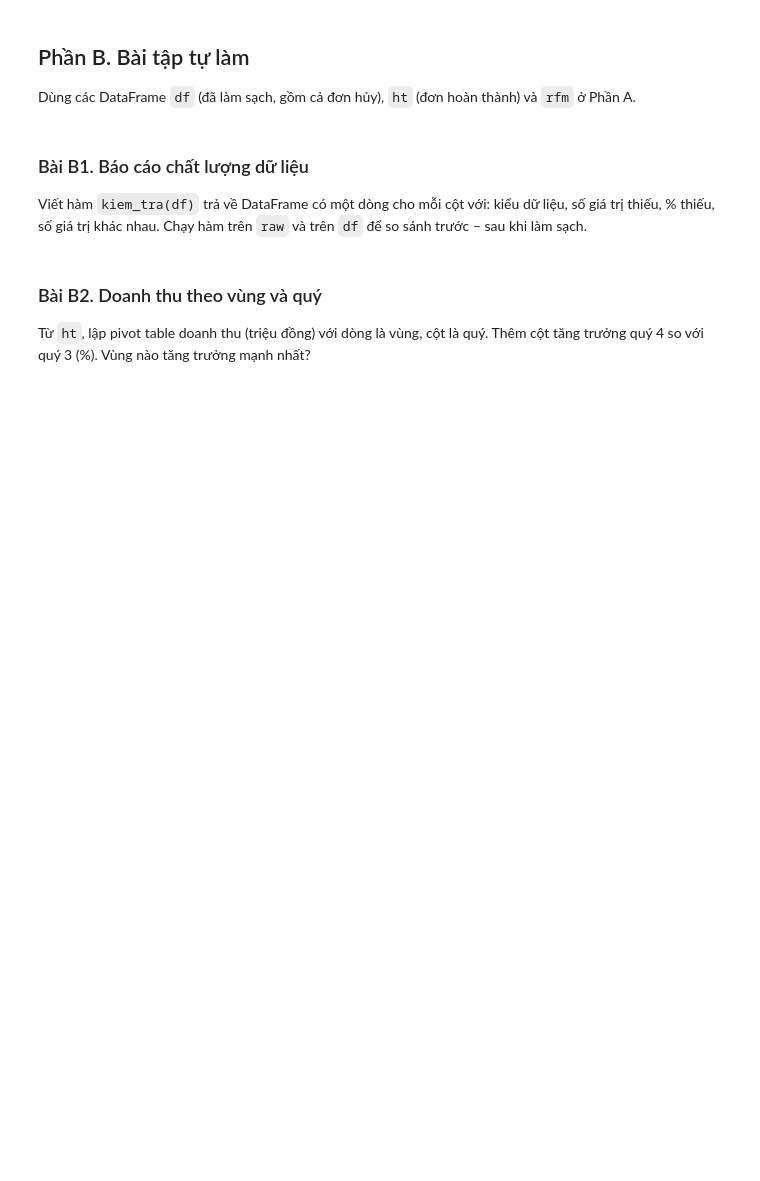
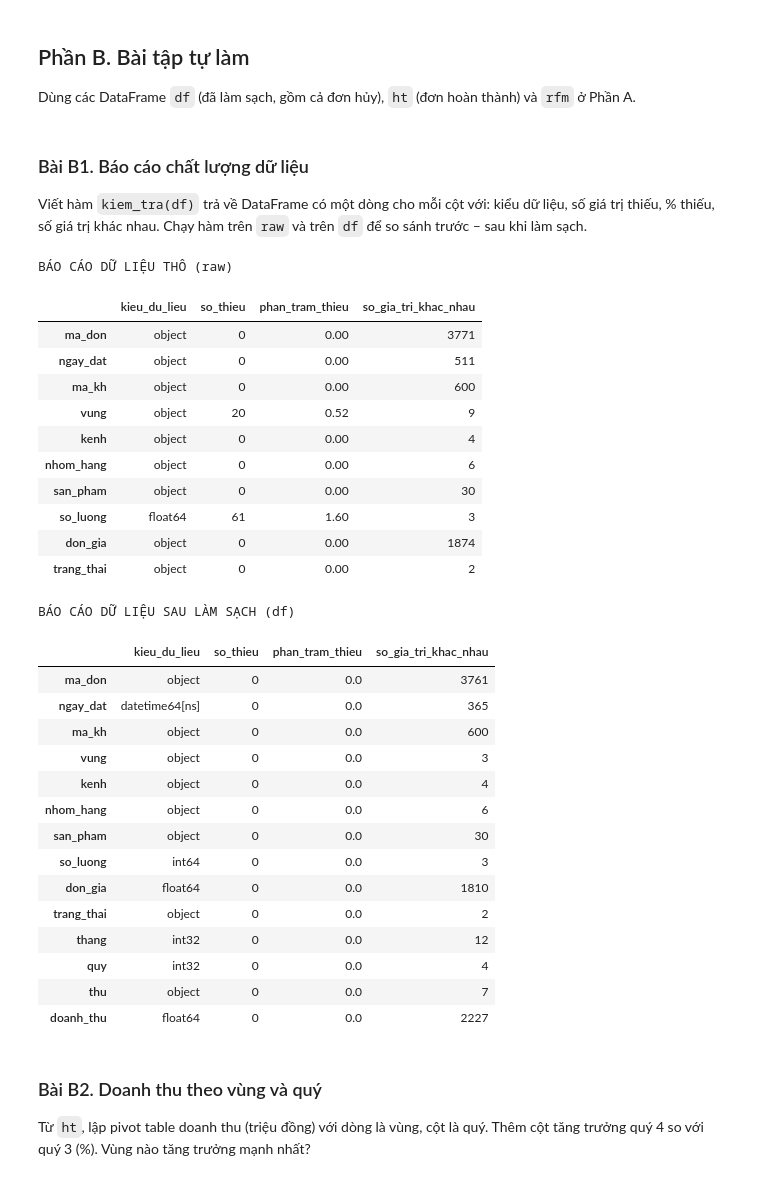
Before and after one commit to binhnhi240926/MacThiBinhNhi_26C1INF50909802, a Jupyter notebook: python_kinh_doanh/bai_tap/Buoi_05_BaiTap.ipynb, the cells around one changed output. Drawn from its saved outputs; the diff is of its cells as text; code cells hidden in the pictures; blank space fills up the shorter version.

```diff
--- a/python_kinh_doanh/bai_tap/Buoi_05_BaiTap.ipynb
+++ b/python_kinh_doanh/bai_tap/Buoi_05_BaiTap.ipynb
@@ -164,6 +298,48 @@ Viết hàm `kiem_tra(df)` trả về DataFrame có một dòng cho mỗi cột
 số giá trị khác nhau. Chạy hàm trên `raw` và trên `df` để so sánh trước – sau khi làm sạch.
 # %%
 # Viết code của bạn ở đây
+def kiem_tra(data):
+    return pd.DataFrame({
+        "kieu_du_lieu": data.dtypes,
+        "so_thieu": data.isna().sum(),
+        "phan_tram_thieu": (data.isna().mean() * 100).round(2),
+        "so_gia_tri_khac_nhau": data.nunique()
+    })
+
+print("BÁO CÁO DỮ LIỆU THÔ (raw)")
+display(kiem_tra(raw))
+
+print("\nBÁO CÁO DỮ LIỆU SAU LÀM SẠCH (df)")
+display(kiem_tra(df))
+# %% [output]
+BÁO CÁO DỮ LIỆU THÔ (raw)
+|  | kieu_du_lieu | so_thieu | phan_tram_thieu | so_gia_tri_khac_nhau |
+| ma_don | object | 0 | 0.00 | 3771 |
+| ngay_dat | object | 0 | 0.00 | 511 |
+| ma_kh | object | 0 | 0.00 | 600 |
+| vung | object | 20 | 0.52 | 9 |
+| kenh | object | 0 | 0.00 | 4 |
+| nhom_hang | object | 0 | 0.00 | 6 |
+| san_pham | object | 0 | 0.00 | 30 |
+| so_luong | float64 | 61 | 1.60 | 3 |
+| don_gia | object | 0 | 0.00 | 1874 |
+| trang_thai | object | 0 | 0.00 | 2 |
+BÁO CÁO DỮ LIỆU SAU LÀM SẠCH (df)
+|  | kieu_du_lieu | so_thieu | phan_tram_thieu | so_gia_tri_khac_nhau |
+| ma_don | object | 0 | 0.0 | 3761 |
+| ngay_dat | datetime64[ns] | 0 | 0.0 | 365 |
+| ma_kh | object | 0 | 0.0 | 600 |
+| vung | object | 0 | 0.0 | 3 |
+| kenh | object | 0 | 0.0 | 4 |
+| nhom_hang | object | 0 | 0.0 | 6 |
+| san_pham | object | 0 | 0.0 | 30 |
+| so_luong | int64 | 0 | 0.0 | 3 |
+| don_gia | float64 | 0 | 0.0 | 1810 |
+| trang_thai | object | 0 | 0.0 | 2 |
+| thang | int32 | 0 | 0.0 | 12 |
+| quy | int32 | 0 | 0.0 | 4 |
+| thu | object | 0 | 0.0 | 7 |
+| doanh_thu | float64 | 0 | 0.0 | 2227 |
 # %% [markdown]
 ### Bài B2. Doanh thu theo vùng và quý
 
```
Also changed, not shown: parts of 18 cells of this notebook.
